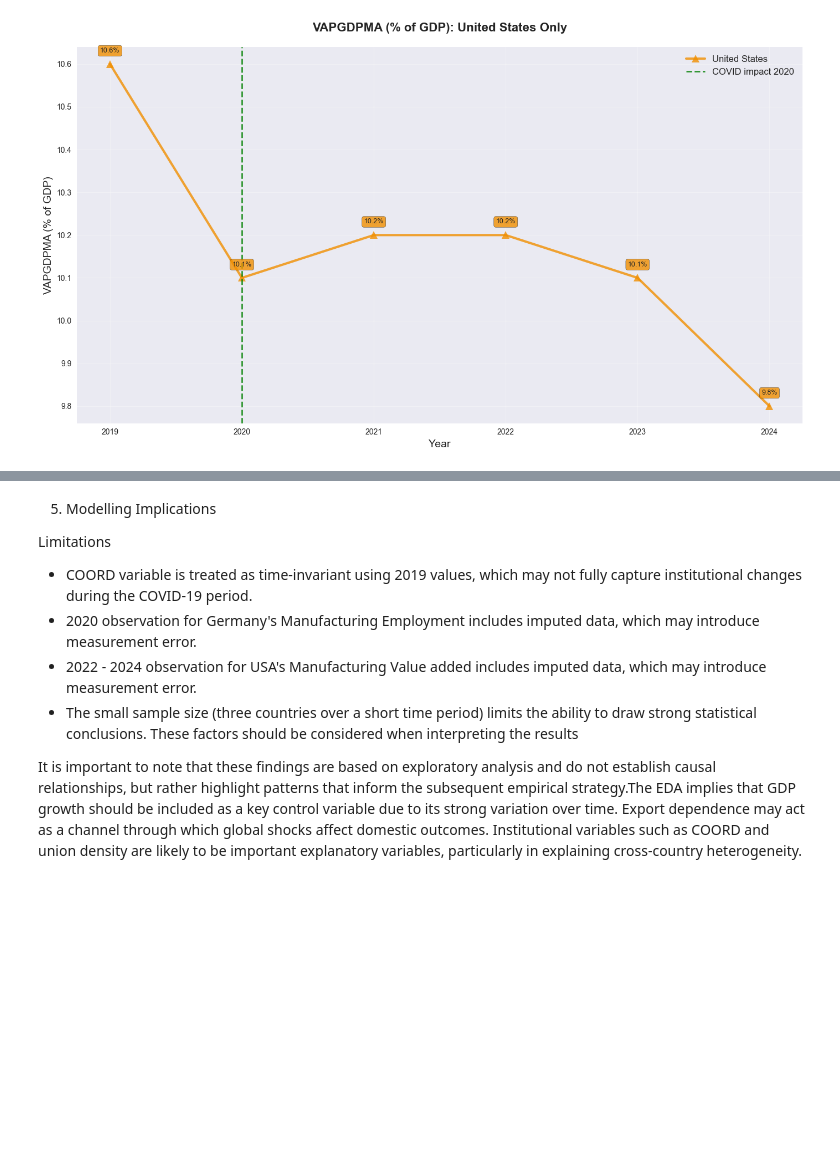
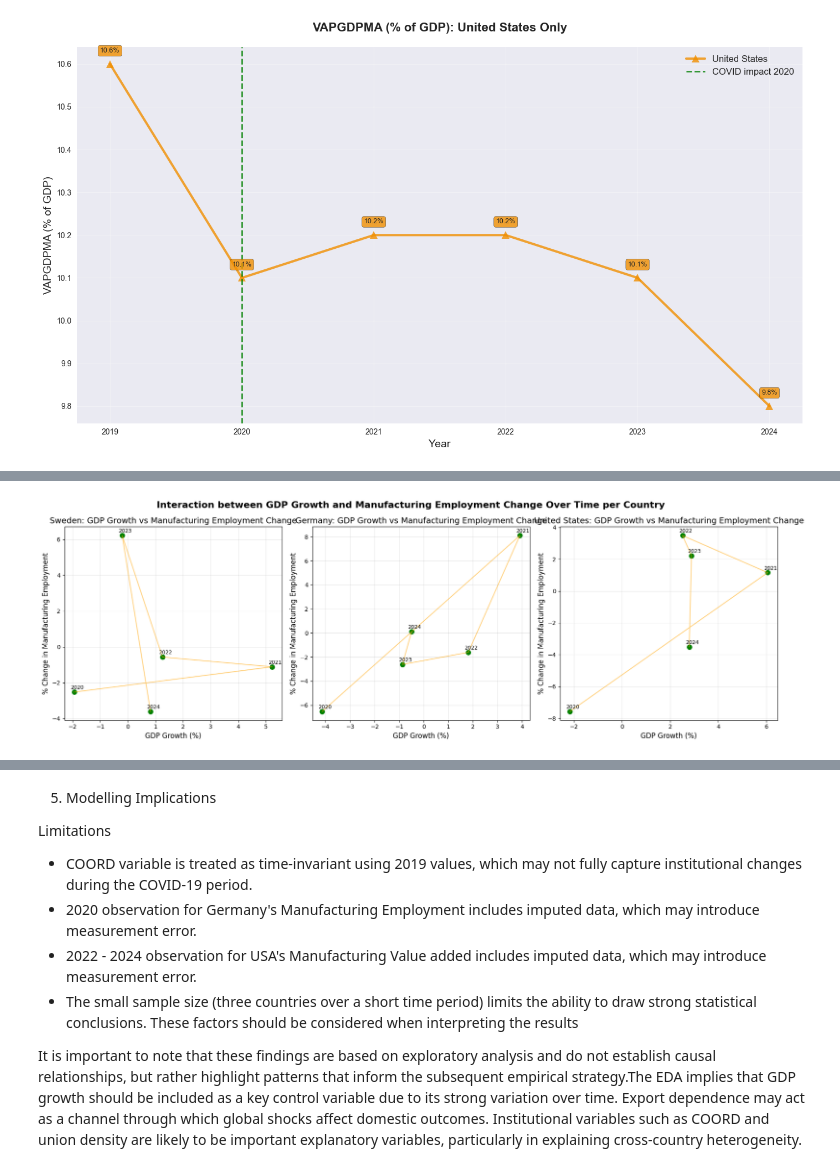
Before and after one commit to rchu0017-cell/ECC3479_UNITPROJECT, a Jupyter notebook: EDA.ipynb, the cells around one changed output, grey strips where cells are left out. Saved outputs shown, nothing was run; the diff lists cells and outputs as text; code cells hidden in the pictures; blank space fills up the shorter version.

```diff
--- a/EDA.ipynb
+++ b/EDA.ipynb
@@ -334,0 +387,42 @@ The substantial differences in all variables highlight cross-country heterogenei
+# %%
+import pandas as pd
+import matplotlib.pyplot as plt
+import seaborn as sns
+
+# Load data
+df_gdp = pd.read_csv('data/clean/GDP_growth_annual.csv')
+df_emp = pd.read_csv('data/clean/%Change in Manufacturing Employment.csv')
+
+# Melt GDP data
+df_gdp_long = df_gdp.melt(id_vars='Country', var_name='Year', value_name='GDP_Growth')
+df_gdp_long['Year'] = df_gdp_long['Year'].str.extract(r'(\d{4})').astype(int)
+
+# Melt employment data
+df_emp_long = df_emp.melt(id_vars='Country', var_name='Period', value_name='Emp_Change')
+df_emp_long['Year'] = df_emp_long['Period'].str.extract(r'(\d{4})$').astype(int)  # Extract the end year
+
+# Merge
+df = pd.merge(df_gdp_long, df_emp_long, on=['Country', 'Year'])
+
+# Plot per country
+fig, axes = plt.subplots(1, 3, figsize=(18, 6))
+countries = df['Country'].unique()
+
+for i, country in enumerate(countries):
+    data = df[df['Country'] == country].sort_values('Year')
+    sns.scatterplot(data=data, x='GDP_Growth', y='Emp_Change', ax=axes[i], color='green', s=100)
+    sns.lineplot(data=data, x='GDP_Growth', y='Emp_Change', ax=axes[i], color='orange', alpha=0.5, sort=False)
+    axes[i].set_title(f'{country}: GDP Growth vs Manufacturing Employment Change', fontsize=14)
+    axes[i].set_xlabel('GDP Growth (%)', fontsize=12)
+    axes[i].set_ylabel('% Change in Manufacturing Employment', fontsize=12)
+    axes[i].grid(True, alpha=0.3)
+    # Add year labels
+    for _, row in data.iterrows():
+        axes[i].annotate(str(row['Year']), (row['GDP_Growth'], row['Emp_Change']),
+                        textcoords="offset points", xytext=(5,5), ha='center', fontsize=9)
+
+plt.suptitle('Interaction between GDP Growth and Manufacturing Employment Change Over Time per Country', fontsize=16, fontweight='bold')
+plt.tight_layout()
+plt.show()
+# %% [output]
+[figure, added]
```
Also changed, not shown: parts of 7 cells of this notebook, 2 other files.
